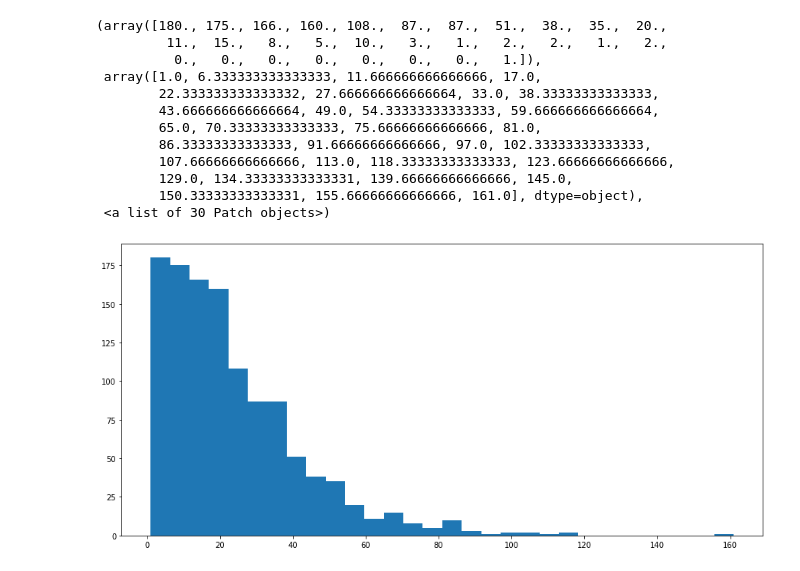
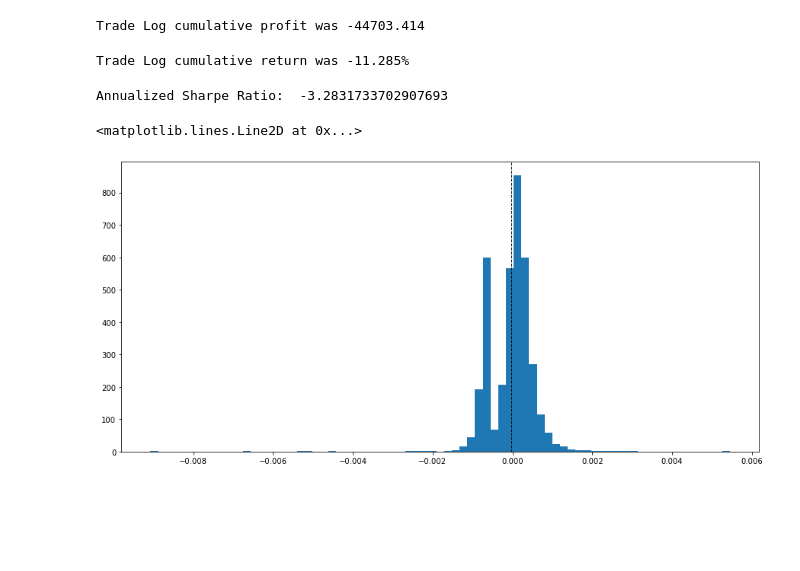
Before and after one commit to Capital-Investments-at-Berkeley/f20_stat_arb, a Jupyter notebook: JohansenBasket2019.ipynb, the cells around one changed output. Drawn from its saved outputs; the diff is of its cells as text; code cells hidden in the pictures; blank space fills up the shorter version.

```diff
--- a/JohansenBasket2019.ipynb
+++ b/JohansenBasket2019.ipynb
@@ -158,6 +261,8 @@ Text(0.5, 0, 'Date')
-# %%
-backtest_data = fn.createSignal(backtest_data)
-backtest_data['position'] = backtest_data['signal'].shift(1).fillna(0)
+# %%
+backtest_data = fn.createPositions(backtest_data)
+# %%
+prices = backtest_data[['hasclose', 'ttwoclose', 'idxxclose', 'sbuxclose', 'ctasclose', 'alxnclose']].values
+hedge_ratios = np.asarray([slopes.T[i][lookback - 1:] for i in range(len(slopes.T))]).T
 # %%
 backtest_data['hedgeRatioHAS'] = slopes[:, 0][lookback - 1:]
 backtest_data['hedgeRatioTTWO'] = slopes[:, 1][lookback - 1:]
@@ -165,12 +270,8 @@ backtest_data['hedgeRatioIDXX'] = slopes[:, 2][lookback - 1:]
 backtest_data['hedgeRatioSBUX'] = slopes[:, 3][lookback -1 :]
 backtest_data['hedgeRatioCTAS'] = slopes[:, 4][lookback - 1:]
 # %%
-tradeLog = fn.constructTradeLog(backtest_data['datetime'].values, backtest_data['position'].values,
-                               backtest_data['qqqclose'].values,
-                               backtest_data[['hasclose', 'ttwoclose', 'idxxclose', 'sbuxclose',
-                                              'ctasclose']].values,
-                               backtest_data[['hedgeRatioHAS', 'hedgeRatioTTWO', 'hedgeRatioIDXX',
-                                              'hedgeRatioSBUX', 'hedgeRatioCTAS']].values.round(3),
-                               lot_size = 1000)
+tradeLog, minuteDf = fn.constructTradeLog(backtest_data['datetime'].values, backtest_data['position'].values,
+                                backtest_data['qqqclose'].values, prices, hedge_ratios.round(3), lot_size = 1000,
+                               stoploss = -0.0006)
 tradeLog.tail()
 # %% [output]
@@ -202,17 +297,24 @@ plt.plot(cumulative_returns)
+# %%
+total_profit = np.cumsum(tradeLog['trade_profit'])
+print('Trade Log cumulative profit was {:.3f}'.format(total_profit.iloc[-1]))
+# %% [output]
+Trade Log cumulative profit was -44703.414
+# %%
+cumulative_return = np.cumprod(1 + tradeLog['trade_returns']) - 1
+print('Trade Log cumulative return was {:.3f}%'.format(cumulative_return.iloc[-1] * 100))
+# %% [output]
+Trade Log cumulative return was -11.285%
+# %%
+minuteDf['datetime'] = pd.to_datetime(minuteDf['datetime'])
+dailyReturns = fn.calculateDailyReturns(minuteDf[['datetime', 'returns']])
+sharpeRatio = fn.calculateAnnualizedSharpeRatio(dailyReturns)
+print('Annualized Sharpe Ratio: ', sharpeRatio)
+# %% [output]
+Annualized Sharpe Ratio:  -3.2831733702907693
 # %%
 plt.figure(figsize=[15, 7])
-plt.hist(tradeLog['holdingPeriod'], bins=30)
+plt.hist(tradeLog['trade_returns'], bins=75)
+plt.axvline(tradeLog['trade_returns'].mean(), color='k', linestyle='dashed', linewidth=1)
 # %% [output]
-(array([180., 175., 166., 160., 108.,  87.,  87.,  51.,  38.,  35.,  20.,
-         11.,  15.,   8.,   5.,  10.,   3.,   1.,   2.,   2.,   1.,   2.,
-          0.,   0.,   0.,   0.,   0.,   0.,   0.,   1.]),
- array([1.0, 6.333333333333333, 11.666666666666666, 17.0,
-        22.333333333333332, 27.666666666666664, 33.0, 38.33333333333333,
-        43.666666666666664, 49.0, 54.33333333333333, 59.666666666666664,
-        65.0, 70.33333333333333, 75.66666666666666, 81.0,
-        86.33333333333333, 91.66666666666666, 97.0, 102.33333333333333,
-        107.66666666666666, 113.0, 118.33333333333333, 123.66666666666666,
-        129.0, 134.33333333333331, 139.66666666666666, 145.0,
-        150.33333333333331, 155.66666666666666, 161.0], dtype=object),
- <a list of 30 Patch objects>)
+<matplotlib.lines.Line2D at 0x...>
-[figure, old version]
+[figure, new version]
```
Also changed, not shown: parts of 27 cells of this notebook, 4 other files.
